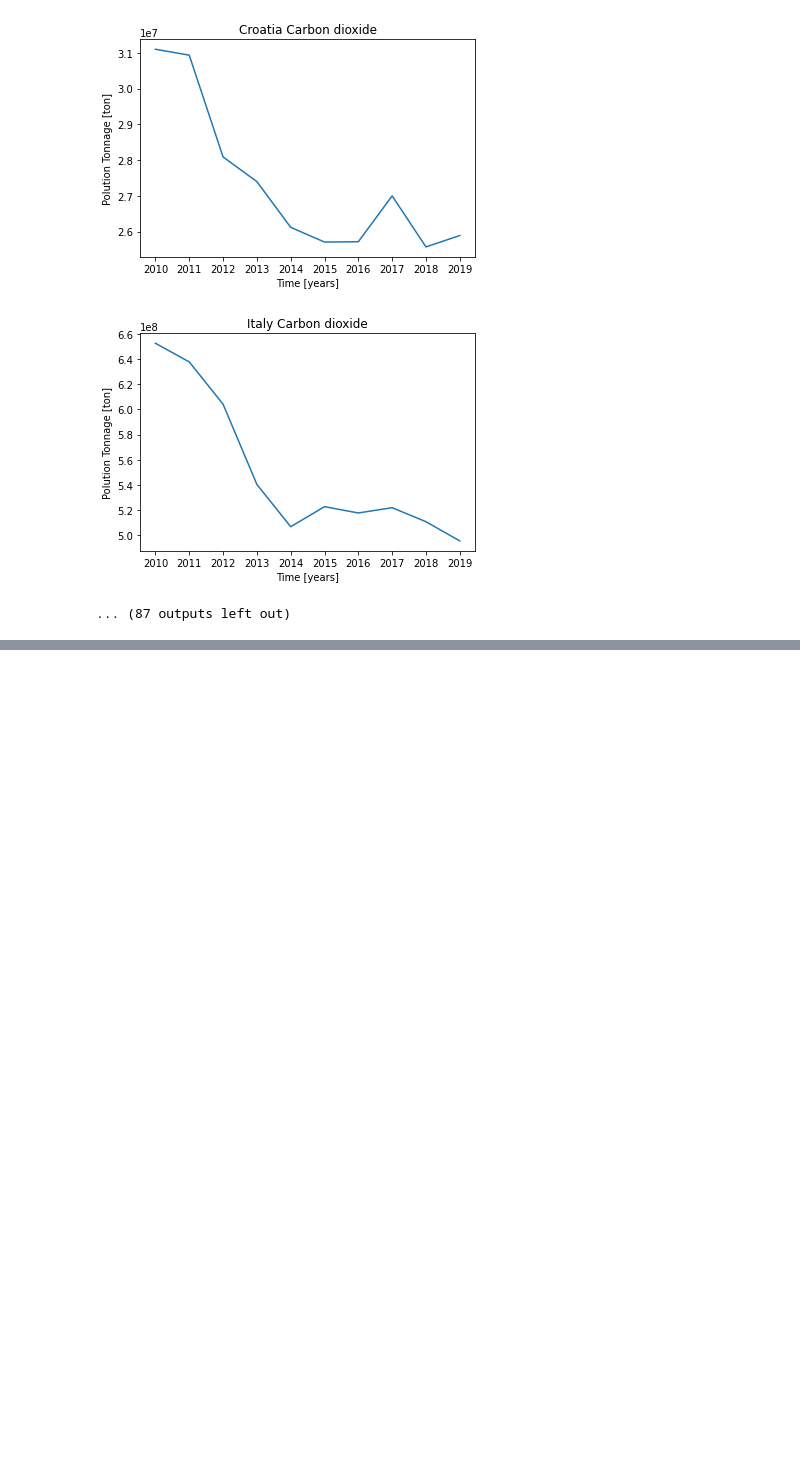
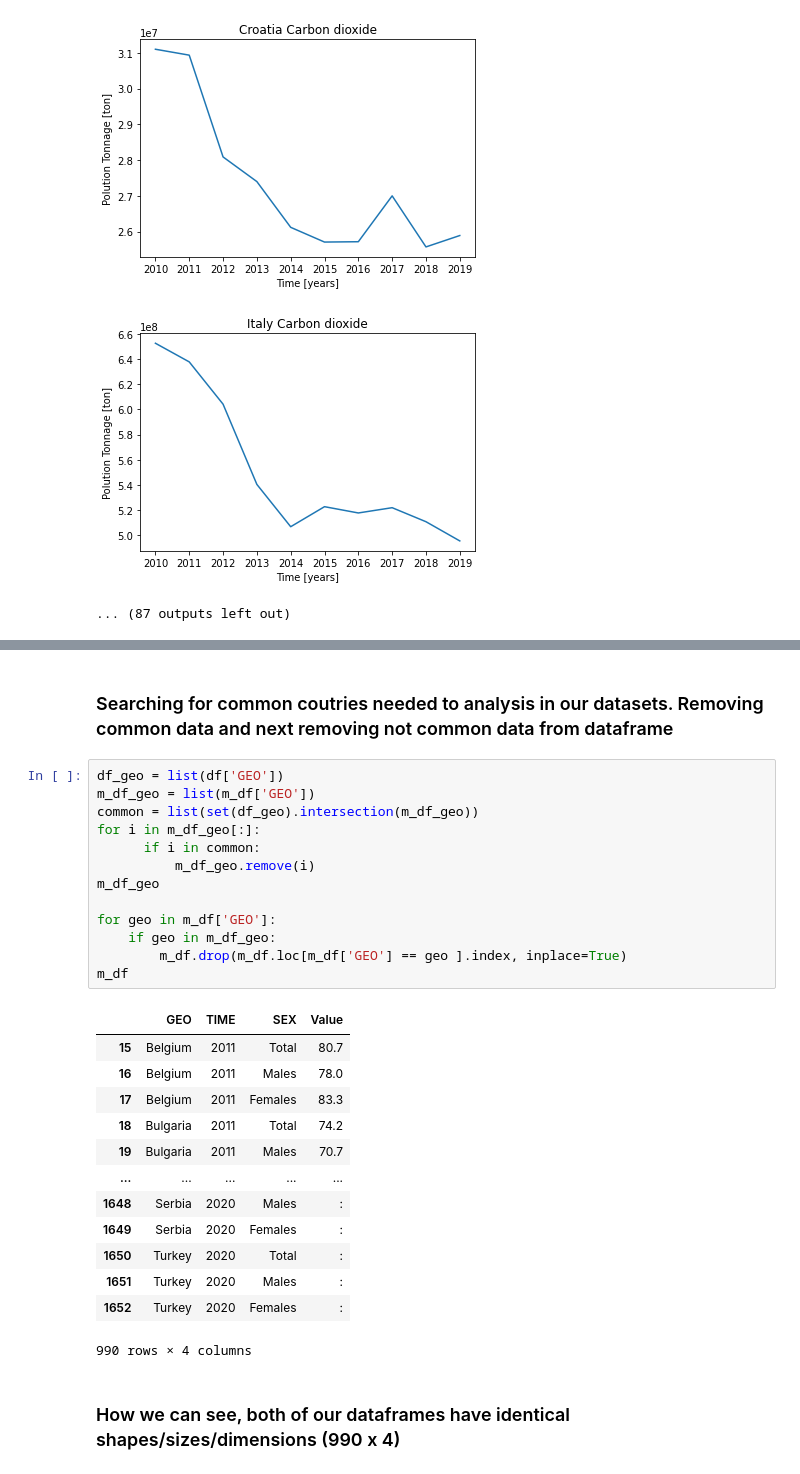
Before and after one commit to PatrickDabkowski/Life_Expectancy_Analysis, a Jupyter notebook: LifeExpentancy.ipynb, the cells around one changed output, grey strips where cells are left out. Saved outputs shown, nothing was run; the diff lists cells and outputs as text; blank space fills up the shorter version.

```diff
--- a/LifeExpentancy.ipynb
+++ b/LifeExpentancy.ipynb
@@ -175,0 +200,31 @@ for air in df['AIRPOL'].unique():
+# %% [markdown]
+### Searching for common coutries needed to analysis in our datasets. Removing common data and next removing not common data from dataframe
+# %%
+df_geo = list(df['GEO'])
+m_df_geo = list(m_df['GEO'])
+common = list(set(df_geo).intersection(m_df_geo))
+for i in m_df_geo[:]:
+      if i in common:
+          m_df_geo.remove(i)
+m_df_geo
+
+for geo in m_df['GEO']:
+    if geo in m_df_geo:
+        m_df.drop(m_df.loc[m_df['GEO'] == geo ].index, inplace=True)
+m_df
+# %% [output]
+|  | GEO | TIME | SEX | Value |
+| 15 | Belgium | 2011 | Total | 80.7 |
+| 16 | Belgium | 2011 | Males | 78.0 |
+| 17 | Belgium | 2011 | Females | 83.3 |
+| 18 | Bulgaria | 2011 | Total | 74.2 |
+| 19 | Bulgaria | 2011 | Males | 70.7 |
+| ... | ... | ... | ... | ... |
+| 1648 | Serbia | 2020 | Males | : |
+| 1649 | Serbia | 2020 | Females | : |
+| 1650 | Turkey | 2020 | Total | : |
+| 1651 | Turkey | 2020 | Males | : |
+| 1652 | Turkey | 2020 | Females | : |
+990 rows × 4 columns
+# %% [markdown]
+### How we can see, both of our dataframes have identical shapes/sizes/dimensions (990 x 4)
```
Also changed, not shown: parts of 4 cells of this notebook.
